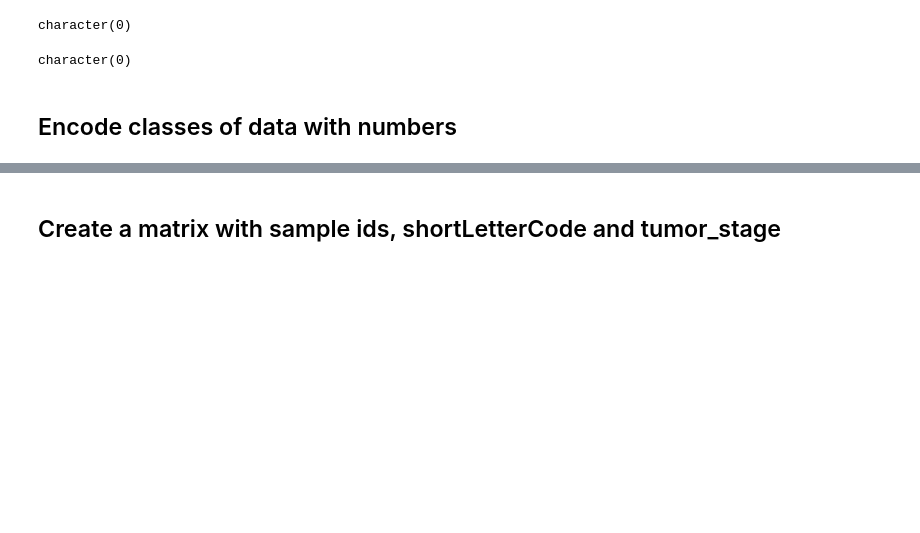
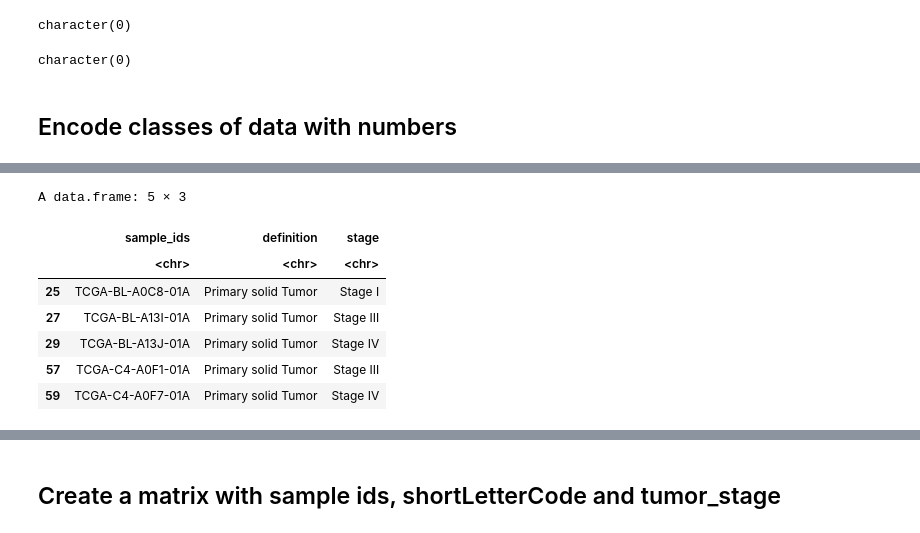
Before and after one commit to TheodosisL/Bioinformatics, a Jupyter notebook: tcga.ipynb, the cells around one changed output, grey strips where cells are left out. Drawn from its saved outputs; the diff is of its cells as text; code cells hidden in the pictures; blank space fills up the shorter version.

```diff
--- a/tcga.ipynb
+++ b/tcga.ipynb
@@ -2197,0 +2224,12 @@ A data.frame: 6 × 3
+# %%
+# Compare info_df_for_duplicates with the data from the duplicated patients
+info_df[info_df$sample_ids %in% c("TCGA-BL-A0C8-01A", "TCGA-BL-A13I-01A", "TCGA-BL-A13J-01A", "TCGA-C4-A0F7-01A", "TCGA-C4-A0F1-01A"), ]
+# %% [output]
+A data.frame: 5 × 3
+|  | sample_ids | definition | stage |
+|  | <chr> | <chr> | <chr> |
+| 25 | TCGA-BL-A0C8-01A | Primary solid Tumor | Stage I |
+| 27 | TCGA-BL-A13I-01A | Primary solid Tumor | Stage III |
+| 29 | TCGA-BL-A13J-01A | Primary solid Tumor | Stage IV |
+| 57 | TCGA-C4-A0F1-01A | Primary solid Tumor | Stage III |
+| 59 | TCGA-C4-A0F7-01A | Primary solid Tumor | Stage IV |
```
Also changed, not shown: parts of 29 cells of this notebook.
